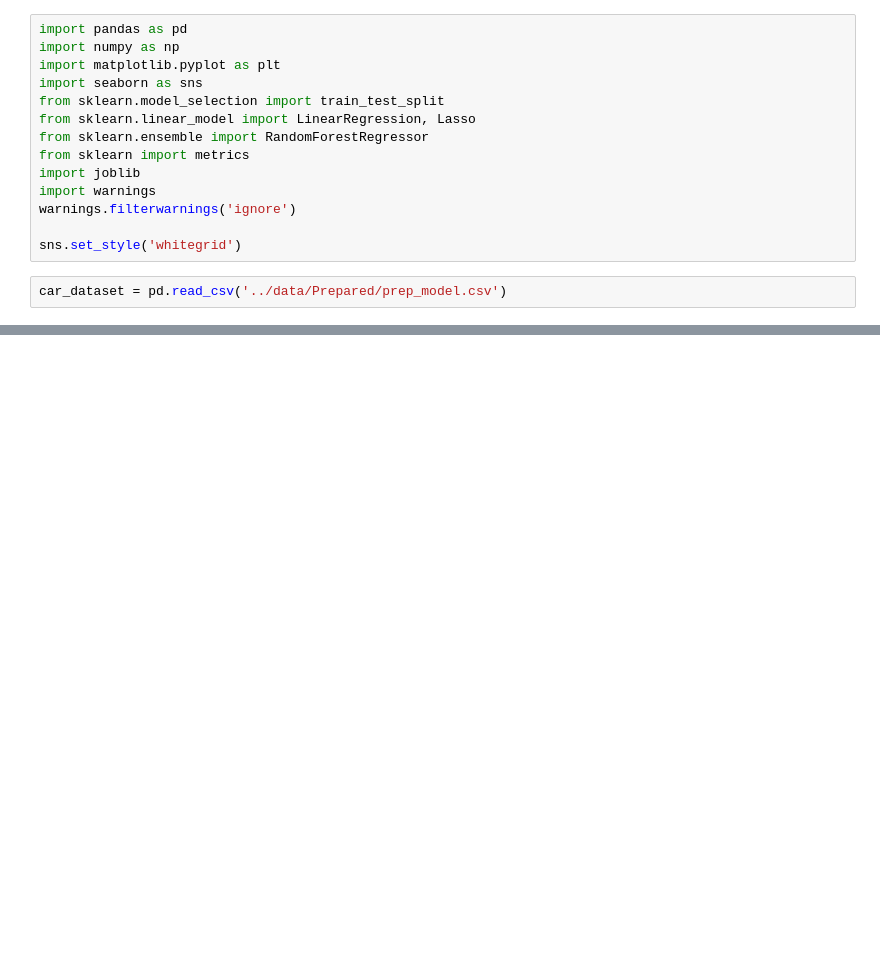
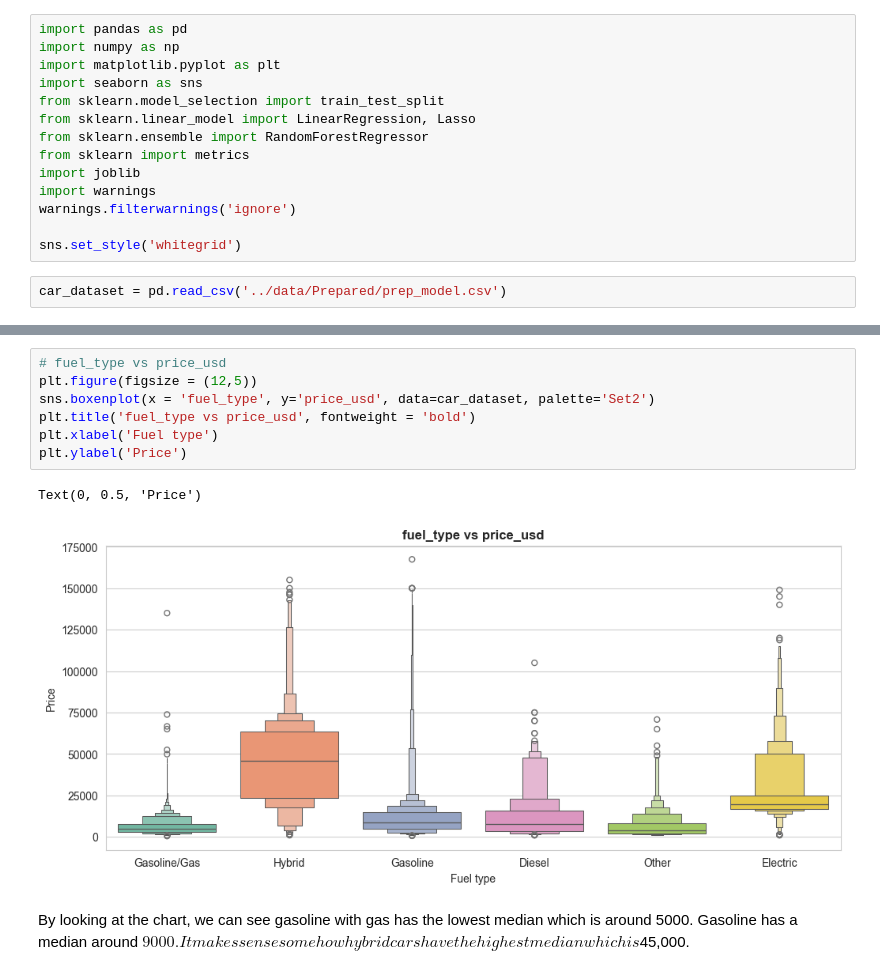
Before and after one commit to Javoh20111/Uzbekistan-car-analysis, a Jupyter notebook: notebooks/05_predictive_model.ipynb, the cells around one changed output, grey strips where cells are left out. Cells and saved outputs as stored; diff of their text form; blank space fills up the shorter version.

```diff
--- a/notebooks/05_predictive_model.ipynb
+++ b/notebooks/05_predictive_model.ipynb
@@ -38,0 +55,12 @@ memory usage: 4.4+ MB
+# %%
+# fuel_type vs price_usd
+plt.figure(figsize = (12,5))
+sns.boxenplot(x = 'fuel_type', y='price_usd', data=car_dataset, palette='Set2')
+plt.title('fuel_type vs price_usd', fontweight = 'bold')
+plt.xlabel('Fuel type')
+plt.ylabel('Price')
+# %% [output]
+Text(0, 0.5, 'Price')
+[figure, added]
+# %% [markdown]
+By looking at the chart, we can see gasoline with gas has the lowest median which is around 5000. Gasoline has a median around $9000. It makes sense somehow hybrid cars have the highest median which is $45,000.
```
Also changed, not shown: parts of 15 cells of this notebook, 1 other file.
